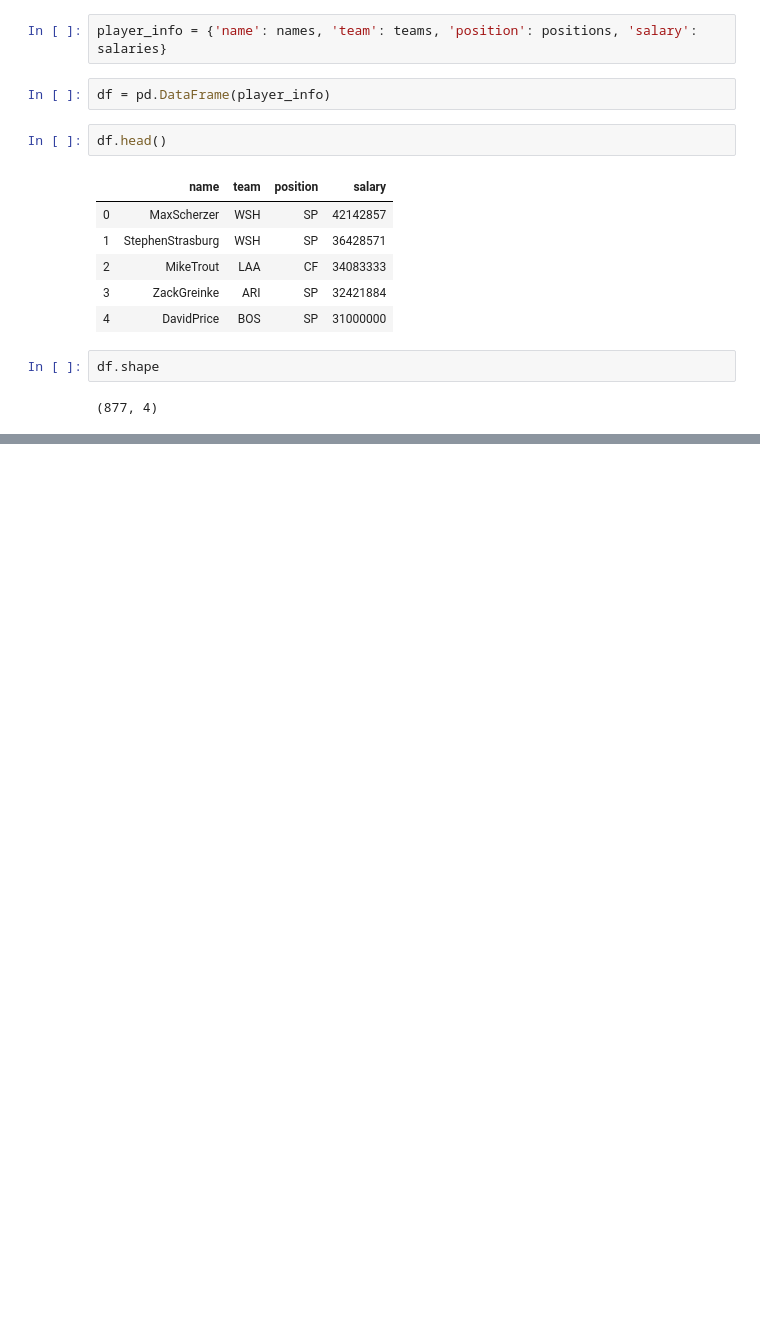
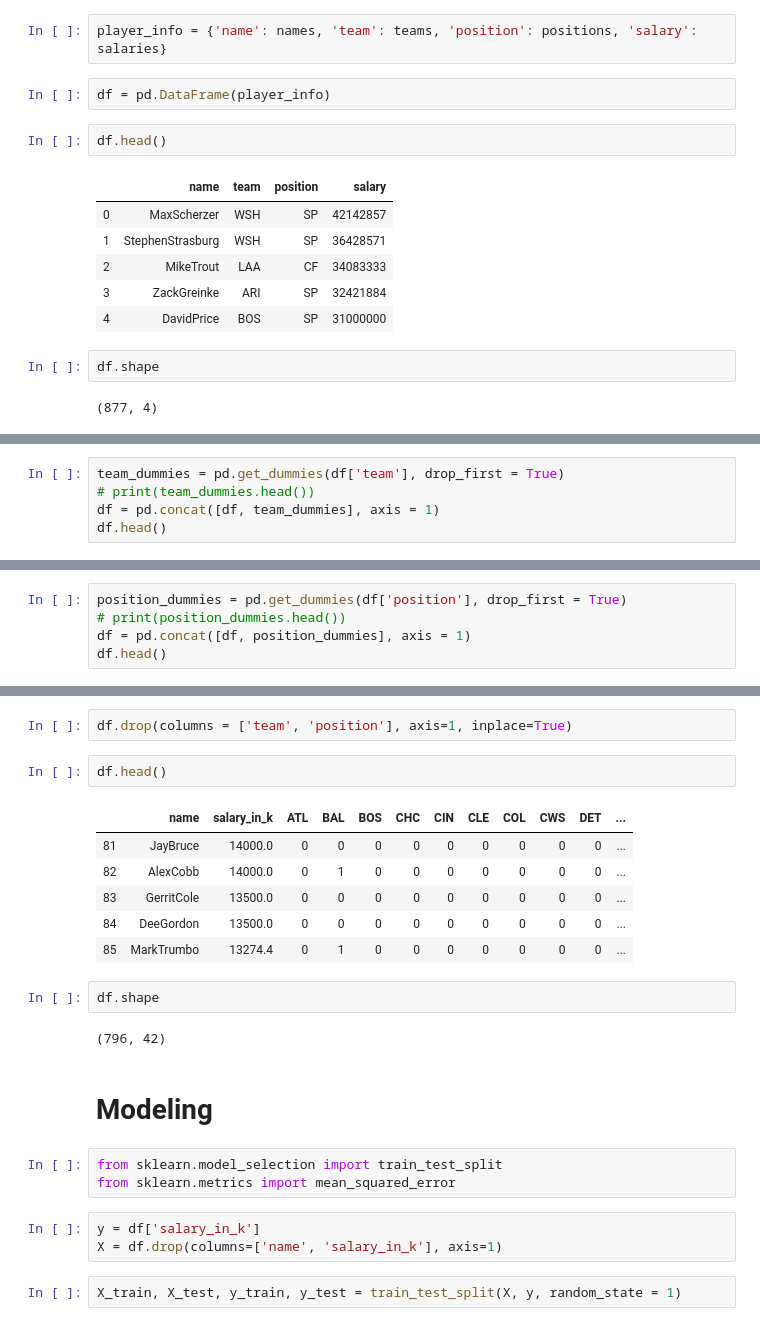
Before and after one commit to mcerow/baseball_salaries, a Jupyter notebook: blog_4.ipynb, the cells around one changed output, grey strips where cells are left out. Cells and saved outputs as stored; diff of their text form; blank space fills up the shorter version.

Commit message:
models added

```diff
--- a/blog_4.ipynb
+++ b/blog_4.ipynb
@@ -144,0 +300,5 @@ df.shape
+# %%
+team_dummies = pd.get_dummies(df['team'], drop_first = True)
+# print(team_dummies.head())
+df = pd.concat([df, team_dummies], axis = 1)
+df.head()
@@ -144,0 +312,5 @@ df.shape
+# %%
+position_dummies = pd.get_dummies(df['position'], drop_first = True)
+# print(position_dummies.head())
+df = pd.concat([df, position_dummies], axis = 1)
+df.head()
@@ -144,0 +324,25 @@ df.shape
+# %%
+df.drop(columns = ['team', 'position'], axis=1, inplace=True)
+# %%
+df.head()
+# %% [output]
+|  | name | salary_in_k | ATL | BAL | BOS | CHC | CIN | CLE | COL | CWS | DET | ... |
+| 81 | JayBruce | 14000.0 | 0 | 0 | 0 | 0 | 0 | 0 | 0 | 0 | 0 | ... |
+| 82 | AlexCobb | 14000.0 | 0 | 1 | 0 | 0 | 0 | 0 | 0 | 0 | 0 | ... |
+| 83 | GerritCole | 13500.0 | 0 | 0 | 0 | 0 | 0 | 0 | 0 | 0 | 0 | ... |
+| 84 | DeeGordon | 13500.0 | 0 | 0 | 0 | 0 | 0 | 0 | 0 | 0 | 0 | ... |
+| 85 | MarkTrumbo | 13274.4 | 0 | 1 | 0 | 0 | 0 | 0 | 0 | 0 | 0 | ... |
+# %%
+df.shape
+# %% [output]
+(796, 42)
+# %% [markdown]
+# Modeling
+# %%
+from sklearn.model_selection import train_test_split
+from sklearn.metrics import mean_squared_error
+# %%
+y = df['salary_in_k']
+X = df.drop(columns=['name', 'salary_in_k'], axis=1)
+# %%
+X_train, X_test, y_train, y_test = train_test_split(X, y, random_state = 1)
```
Also changed, not shown: parts of 44 cells of this notebook.
